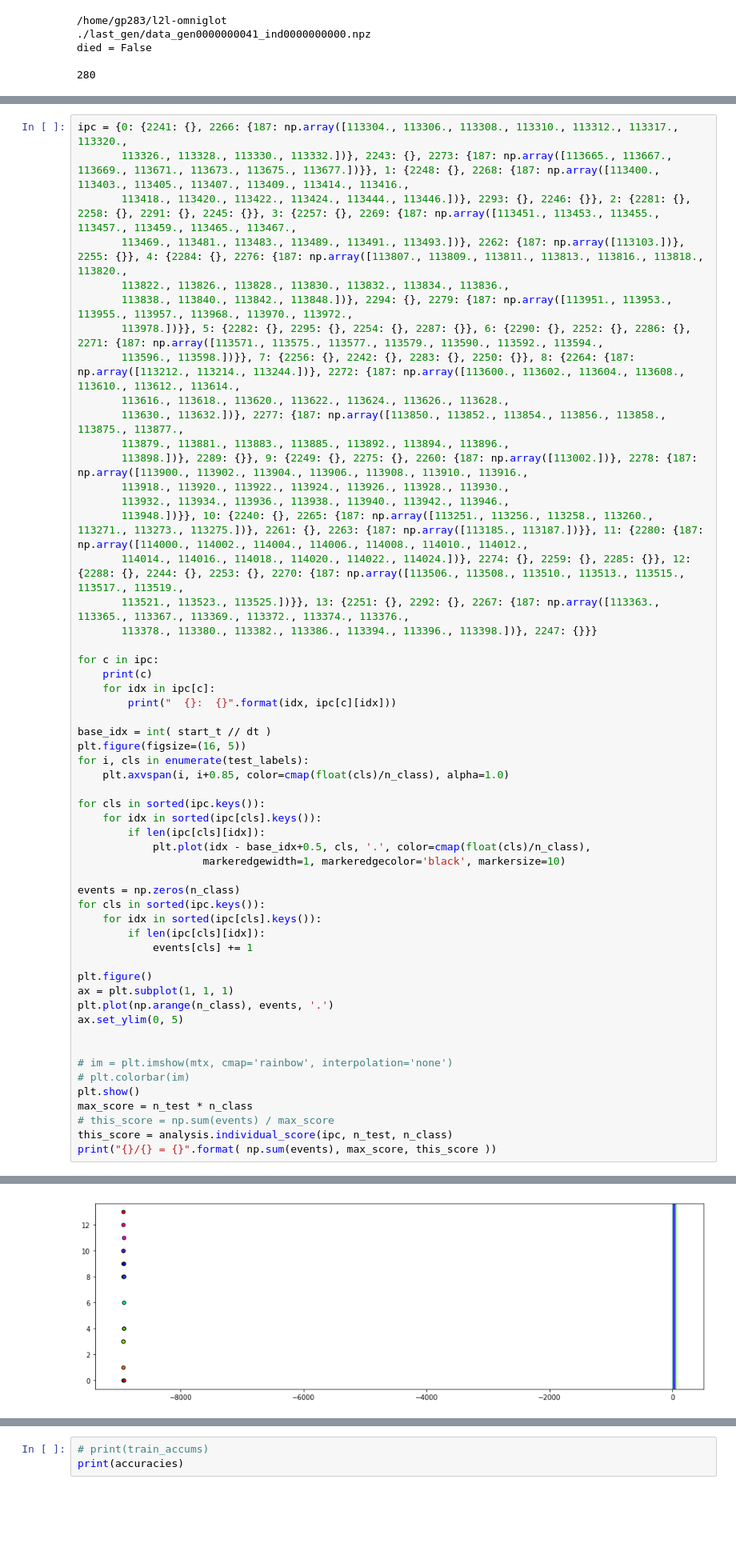
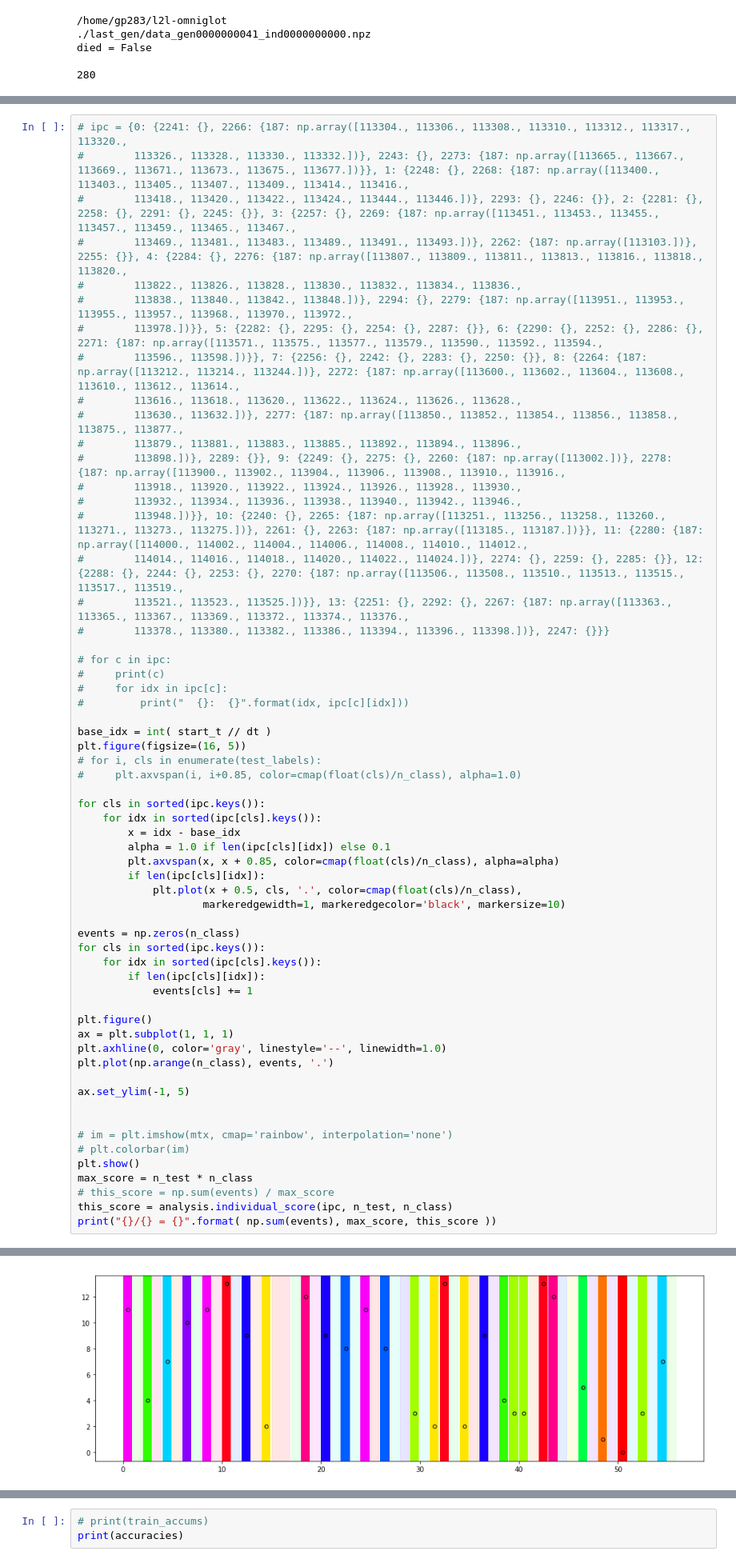
Before and after one commit to oyvinht/l2l-omniglot, a Jupyter notebook: classifier_on_outputs.ipynb, the cells around one changed output, grey strips where cells are left out. Shown at 80% size. Saved outputs shown, nothing was run; the diff lists cells and outputs as text; blank space fills up the shorter version.

```diff
--- a/classifier_on_outputs.ipynb
+++ b/classifier_on_outputs.ipynb
@@ -365,37 +354,40 @@ print(np.mean(diff_dist))
 # %%
-ipc = {0: {2241: {}, 2266: {187: np.array([113304., 113306., 113308., 113310., 113312., 113317., 113320.,
-       113326., 113328., 113330., 113332.])}, 2243: {}, 2273: {187: np.array([113665., 113667., 113669., 113671., 113673., 113675., 113677.])}}, 1: {2248: {}, 2268: {187: np.array([113400., 113403., 113405., 113407., 113409., 113414., 113416.,
-       113418., 113420., 113422., 113424., 113444., 113446.])}, 2293: {}, 2246: {}}, 2: {2281: {}, 2258: {}, 2291: {}, 2245: {}}, 3: {2257: {}, 2269: {187: np.array([113451., 113453., 113455., 113457., 113459., 113465., 113467.,
-       113469., 113481., 113483., 113489., 113491., 113493.])}, 2262: {187: np.array([113103.])}, 2255: {}}, 4: {2284: {}, 2276: {187: np.array([113807., 113809., 113811., 113813., 113816., 113818., 113820.,
-       113822., 113826., 113828., 113830., 113832., 113834., 113836.,
-       113838., 113840., 113842., 113848.])}, 2294: {}, 2279: {187: np.array([113951., 113953., 113955., 113957., 113968., 113970., 113972.,
-       113978.])}}, 5: {2282: {}, 2295: {}, 2254: {}, 2287: {}}, 6: {2290: {}, 2252: {}, 2286: {}, 2271: {187: np.array([113571., 113575., 113577., 113579., 113590., 113592., 113594.,
-       113596., 113598.])}}, 7: {2256: {}, 2242: {}, 2283: {}, 2250: {}}, 8: {2264: {187: np.array([113212., 113214., 113244.])}, 2272: {187: np.array([113600., 113602., 113604., 113608., 113610., 113612., 113614.,
-       113616., 113618., 113620., 113622., 113624., 113626., 113628.,
-       113630., 113632.])}, 2277: {187: np.array([113850., 113852., 113854., 113856., 113858., 113875., 113877.,
-       113879., 113881., 113883., 113885., 113892., 113894., 113896.,
-       113898.])}, 2289: {}}, 9: {2249: {}, 2275: {}, 2260: {187: np.array([113002.])}, 2278: {187: np.array([113900., 113902., 113904., 113906., 113908., 113910., 113916.,
-       113918., 113920., 113922., 113924., 113926., 113928., 113930.,
-       113932., 113934., 113936., 113938., 113940., 113942., 113946.,
-       113948.])}}, 10: {2240: {}, 2265: {187: np.array([113251., 113256., 113258., 113260., 113271., 113273., 113275.])}, 2261: {}, 2263: {187: np.array([113185., 113187.])}}, 11: {2280: {187: np.array([114000., 114002., 114004., 114006., 114008., 114010., 114012.,
-       114014., 114016., 114018., 114020., 114022., 114024.])}, 2274: {}, 2259: {}, 2285: {}}, 12: {2288: {}, 2244: {}, 2253: {}, 2270: {187: np.array([113506., 113508., 113510., 113513., 113515., 113517., 113519.,
-       113521., 113523., 113525.])}}, 13: {2251: {}, 2292: {}, 2267: {187: np.array([113363., 113365., 113367., 113369., 113372., 113374., 113376.,
-       113378., 113380., 113382., 113386., 113394., 113396., 113398.])}, 2247: {}}}
+# ipc = {0: {2241: {}, 2266: {187: np.array([113304., 113306., 113308., 113310., 113312., 113317., 113320.,
+#        113326., 113328., 113330., 113332.])}, 2243: {}, 2273: {187: np.array([113665., 113667., 113669., 113671., 113673., 113675., 113677.])}}, 1: {2248: {}, 2268: {187: np.array([113400., 113403., 113405., 113407., 113409., 113414., 113416.,
+#        113418., 113420., 113422., 113424., 113444., 113446.])}, 2293: {}, 2246: {}}, 2: {2281: {}, 2258: {}, 2291: {}, 2245: {}}, 3: {2257: {}, 2269: {187: np.array([113451., 113453., 113455., 113457., 113459., 113465., 113467.,
+#        113469., 113481., 113483., 113489., 113491., 113493.])}, 2262: {187: np.array([113103.])}, 2255: {}}, 4: {2284: {}, 2276: {187: np.array([113807., 113809., 113811., 113813., 113816., 113818., 113820.,
+#        113822., 113826., 113828., 113830., 113832., 113834., 113836.,
+#        113838., 113840., 113842., 113848.])}, 2294: {}, 2279: {187: np.array([113951., 113953., 113955., 113957., 113968., 113970., 113972.,
+#        113978.])}}, 5: {2282: {}, 2295: {}, 2254: {}, 2287: {}}, 6: {2290: {}, 2252: {}, 2286: {}, 2271: {187: np.array([113571., 113575., 113577., 113579., 113590., 113592., 113594.,
+#        113596., 113598.])}}, 7: {2256: {}, 2242: {}, 2283: {}, 2250: {}}, 8: {2264: {187: np.array([113212., 113214., 113244.])}, 2272: {187: np.array([113600., 113602., 113604., 113608., 113610., 113612., 113614.,
+#        113616., 113618., 113620., 113622., 113624., 113626., 113628.,
+#        113630., 113632.])}, 2277: {187: np.array([113850., 113852., 113854., 113856., 113858., 113875., 113877.,
+#        113879., 113881., 113883., 113885., 113892., 113894., 113896.,
+#        113898.])}, 2289: {}}, 9: {2249: {}, 2275: {}, 2260: {187: np.array([113002.])}, 2278: {187: np.array([113900., 113902., 113904., 113906., 113908., 113910., 113916.,
+#        113918., 113920., 113922., 113924., 113926., 113928., 113930.,
+#        113932., 113934., 113936., 113938., 113940., 113942., 113946.,
+#        113948.])}}, 10: {2240: {}, 2265: {187: np.array([113251., 113256., 113258., 113260., 113271., 113273., 113275.])}, 2261: {}, 2263: {187: np.array([113185., 113187.])}}, 11: {2280: {187: np.array([114000., 114002., 114004., 114006., 114008., 114010., 114012.,
+#        114014., 114016., 114018., 114020., 114022., 114024.])}, 2274: {}, 2259: {}, 2285: {}}, 12: {2288: {}, 2244: {}, 2253: {}, 2270: {187: np.array([113506., 113508., 113510., 113513., 113515., 113517., 113519.,
+#        113521., 113523., 113525.])}}, 13: {2251: {}, 2292: {}, 2267: {187: np.array([113363., 113365., 113367., 113369., 113372., 113374., 113376.,
+#        113378., 113380., 113382., 113386., 113394., 113396., 113398.])}, 2247: {}}}
 
-for c in ipc:
-    print(c)
-    for idx in ipc[c]:
-        print("  {}:  {}".format(idx, ipc[c][idx]))
+# for c in ipc:
+#     print(c)
+#     for idx in ipc[c]:
+#         print("  {}:  {}".format(idx, ipc[c][idx]))
 
 base_idx = int( start_t // dt )
 plt.figure(figsize=(16, 5))
-for i, cls in enumerate(test_labels):
-    plt.axvspan(i, i+0.85, color=cmap(float(cls)/n_class), alpha=1.0)
+# for i, cls in enumerate(test_labels):
+#     plt.axvspan(i, i+0.85, color=cmap(float(cls)/n_class), alpha=1.0)
 
 for cls in sorted(ipc.keys()):
     for idx in sorted(ipc[cls].keys()):
+        x = idx - base_idx
+        alpha = 1.0 if len(ipc[cls][idx]) else 0.1
+        plt.axvspan(x, x + 0.85, color=cmap(float(cls)/n_class), alpha=alpha)
         if len(ipc[cls][idx]):
-            plt.plot(idx - base_idx+0.5, cls, '.', color=cmap(float(cls)/n_class),
+            plt.plot(x + 0.5, cls, '.', color=cmap(float(cls)/n_class),
                     markeredgewidth=1, markeredgecolor='black', markersize=10)
 
 events = np.zeros(n_class)
@@ -406,8 +398,10 @@ for cls in sorted(ipc.keys()):
 
 plt.figure()
 ax = plt.subplot(1, 1, 1)
+plt.axhline(0, color='gray', linestyle='--', linewidth=1.0)
 plt.plot(np.arange(n_class), events, '.')
-ax.set_ylim(0, 5)
+
+ax.set_ylim(-1, 5)
 
 
 # im = plt.imshow(mtx, cmap='rainbow', interpolation='none')
@@ -438 +415 @@ print("{}/{} = {}".format( np.sum(events), max_score, this_score ))
-[figure, old version]
+[figure, new version]
```
Also changed, not shown: parts of 4 cells of this notebook, 1 other file.
